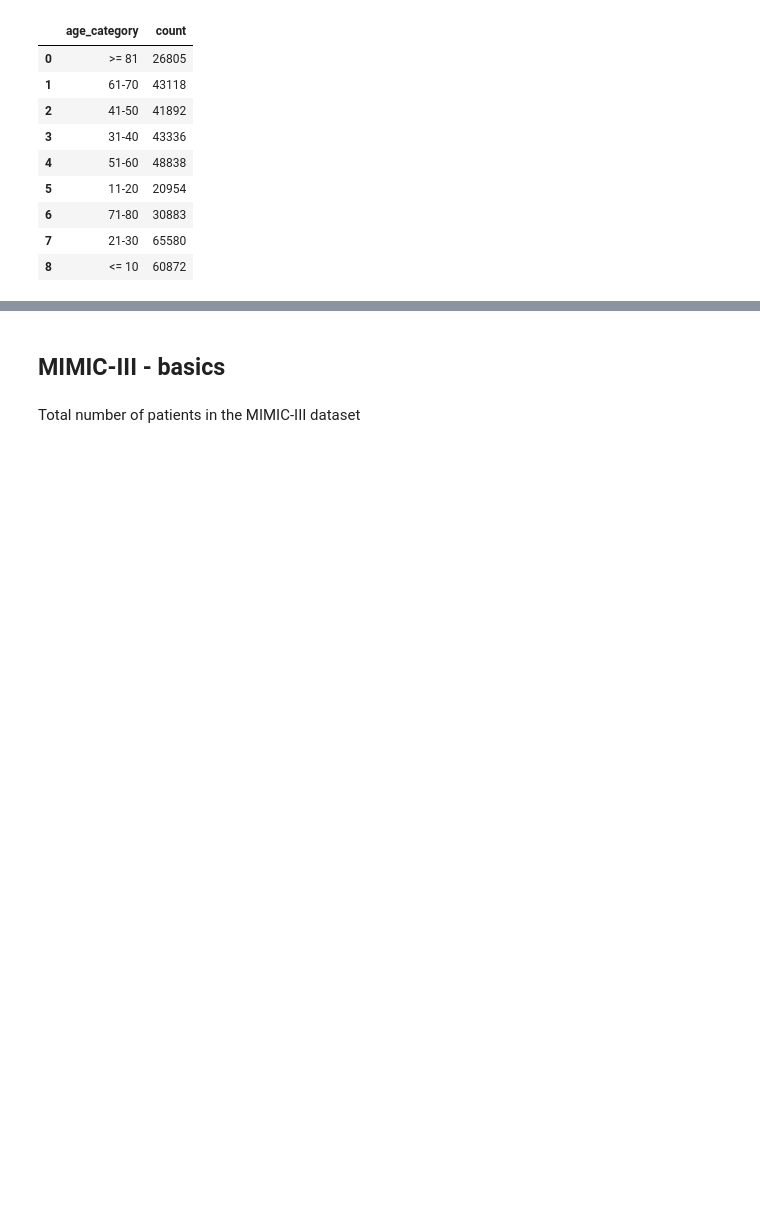
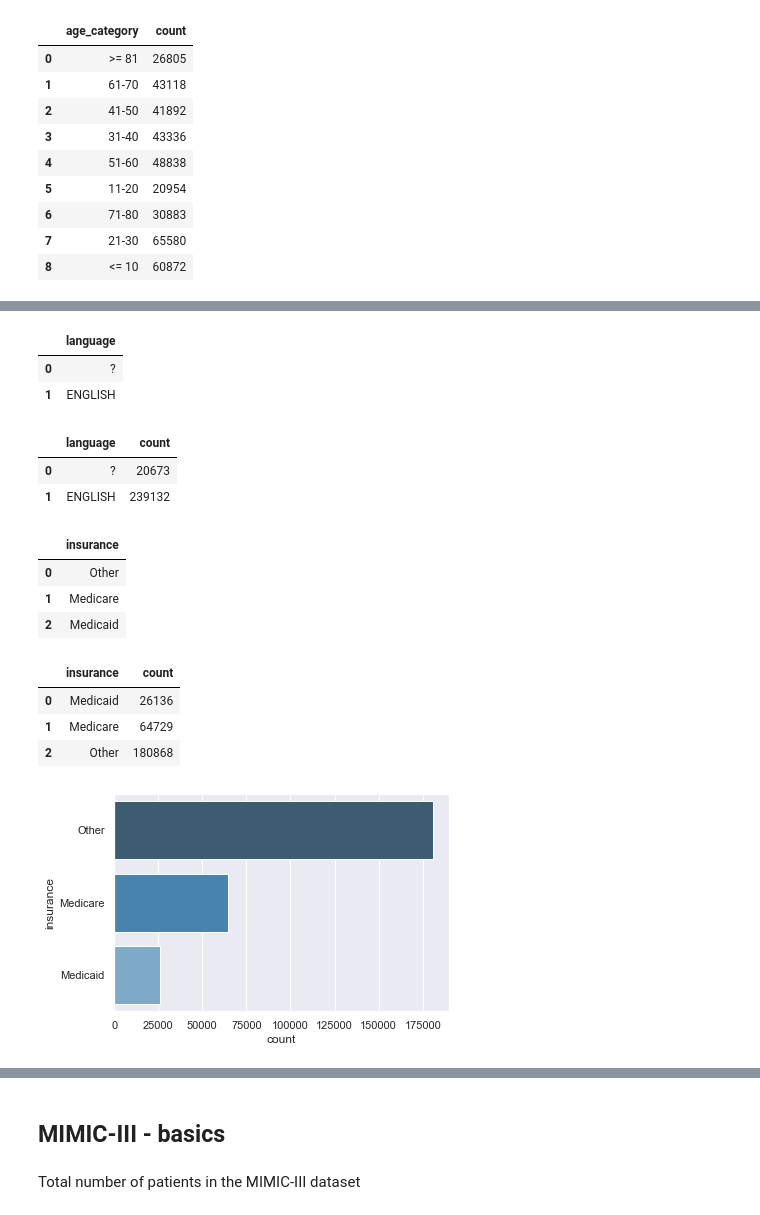
Before and after one commit to marymlucas/mimic_explore, a Jupyter notebook: mimic_explore_1.ipynb, the cells around one changed output, grey strips where cells are left out. Cells and saved outputs as stored; diff of their text form; code cells hidden in the pictures; blank space fills up the shorter version.

```diff
--- a/mimic_explore_1.ipynb
+++ b/mimic_explore_1.ipynb
@@ -109,0 +147,34 @@ age_distribution
+# %%
+pd.read_sql_query('select distinct language from mimic_core.admissions', conn_iv)
+# %% [output]
+|  | language |
+| 0 | ? |
+| 1 | ENGLISH |
+# %%
+sql = 'select language, count(distinct subject_id) from mimic_core.admissions group by language;'
+pd.read_sql_query(sql, conn_iv)
+# %% [output]
+|  | language | count |
+| 0 | ? | 20673 |
+| 1 | ENGLISH | 239132 |
+# %%
+pd.read_sql_query('select distinct insurance from mimic_core.admissions', conn_iv)
+# %% [output]
+|  | insurance |
+| 0 | Other |
+| 1 | Medicare |
+| 2 | Medicaid |
+# %%
+insurance_distribution = pd.read_sql_query('select insurance, count(distinct subject_id) from mimic_core.admissions group by insurance', conn_iv)
+insurance_distribution
+# %% [output]
+|  | insurance | count |
+| 0 | Medicaid | 26136 |
+| 1 | Medicare | 64729 |
+| 2 | Other | 180868 |
+# %%
+sns.barplot(y='insurance', x='count', data=insurance_distribution, palette="Blues_d", order=insurance_distribution.sort_values('count', ascending=False).insurance)
+#plt.xticks(rotation=90)
+plt.show()
+# %% [output]
+[figure, added]
```
Also changed, not shown: parts of 8 cells of this notebook.
